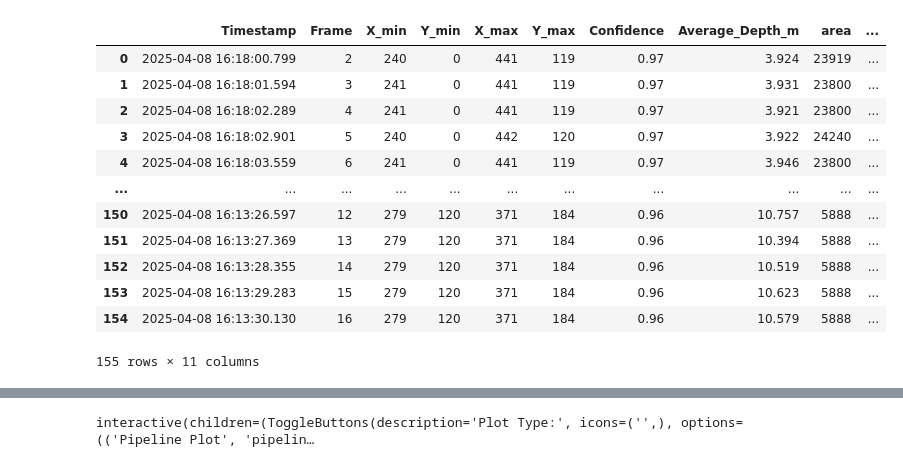
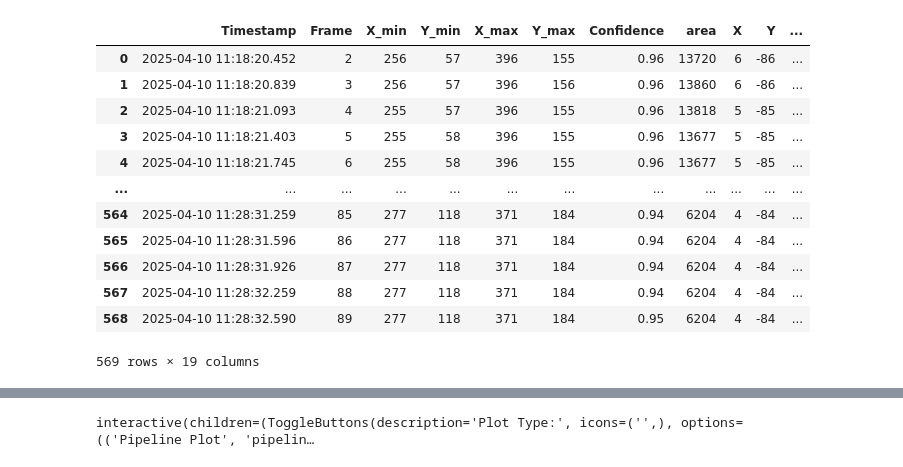
Before and after one commit to Lworakan/FIBOXVISION2025, a Jupyter notebook: src/pycaret_regression.ipynb, the cells around one changed output, grey strips where cells are left out. Saved outputs shown, nothing was run; the diff lists cells and outputs as text; code cells hidden in the pictures.

```diff
--- a/src/pycaret_regression.ipynb
+++ b/src/pycaret_regression.ipynb
@@ -1,19 +1,19 @@
 # %%
 import pandas as pd
 
-df = pd.read_csv('../data904/merged_detections.csv')
+df = pd.read_csv('../data904/merged_detections_testset.csv')
 df
 # %% [output]
-|  | Timestamp | Frame | X_min | Y_min | X_max | Y_max | Confidence | Average_Depth_m | area | ... |
-| 0 | 2025-04-08 16:18:00.799 | 2 | 240 | 0 | 441 | 119 | 0.97 | 3.924 | 23919 | ... |
-| 1 | 2025-04-08 16:18:01.594 | 3 | 241 | 0 | 441 | 119 | 0.97 | 3.931 | 23800 | ... |
-| 2 | 2025-04-08 16:18:02.289 | 4 | 241 | 0 | 441 | 119 | 0.97 | 3.921 | 23800 | ... |
-| 3 | 2025-04-08 16:18:02.901 | 5 | 240 | 0 | 442 | 120 | 0.97 | 3.922 | 24240 | ... |
-| 4 | 2025-04-08 16:18:03.559 | 6 | 241 | 0 | 441 | 119 | 0.97 | 3.946 | 23800 | ... |
-| ... | ... | ... | ... | ... | ... | ... | ... | ... | ... | ... |
-| 150 | 2025-04-08 16:13:26.597 | 12 | 279 | 120 | 371 | 184 | 0.96 | 10.757 | 5888 | ... |
-| 151 | 2025-04-08 16:13:27.369 | 13 | 279 | 120 | 371 | 184 | 0.96 | 10.394 | 5888 | ... |
-| 152 | 2025-04-08 16:13:28.355 | 14 | 279 | 120 | 371 | 184 | 0.96 | 10.519 | 5888 | ... |
-| 153 | 2025-04-08 16:13:29.283 | 15 | 279 | 120 | 371 | 184 | 0.96 | 10.623 | 5888 | ... |
-| 154 | 2025-04-08 16:13:30.130 | 16 | 279 | 120 | 371 | 184 | 0.96 | 10.579 | 5888 | ... |
+|  | Timestamp | Frame | X_min | Y_min | X_max | Y_max | Confidence | area | X | Y | ... |
+| 0 | 2025-04-10 11:18:20.452 | 2 | 256 | 57 | 396 | 155 | 0.96 | 13720 | 6 | -86 | ... |
+| 1 | 2025-04-10 11:18:20.839 | 3 | 256 | 57 | 396 | 156 | 0.96 | 13860 | 6 | -86 | ... |
+| 2 | 2025-04-10 11:18:21.093 | 4 | 255 | 57 | 396 | 155 | 0.96 | 13818 | 5 | -85 | ... |
+| 3 | 2025-04-10 11:18:21.403 | 5 | 255 | 58 | 396 | 155 | 0.96 | 13677 | 5 | -85 | ... |
+| 4 | 2025-04-10 11:18:21.745 | 6 | 255 | 58 | 396 | 155 | 0.96 | 13677 | 5 | -85 | ... |
+| ... | ... | ... | ... | ... | ... | ... | ... | ... | ... | ... | ... |
+| 564 | 2025-04-10 11:28:31.259 | 85 | 277 | 118 | 371 | 184 | 0.94 | 6204 | 4 | -84 | ... |
+| 565 | 2025-04-10 11:28:31.596 | 86 | 277 | 118 | 371 | 184 | 0.94 | 6204 | 4 | -84 | ... |
+| 566 | 2025-04-10 11:28:31.926 | 87 | 277 | 118 | 371 | 184 | 0.94 | 6204 | 4 | -84 | ... |
+| 567 | 2025-04-10 11:28:32.259 | 88 | 277 | 118 | 371 | 184 | 0.94 | 6204 | 4 | -84 | ... |
+| 568 | 2025-04-10 11:28:32.590 | 89 | 277 | 118 | 371 | 184 | 0.95 | 6204 | 4 | -84 | ... |
-155 rows × 11 columns
+569 rows × 19 columns
```
Also changed, not shown: parts of 9 cells of this notebook, 14 other files.
